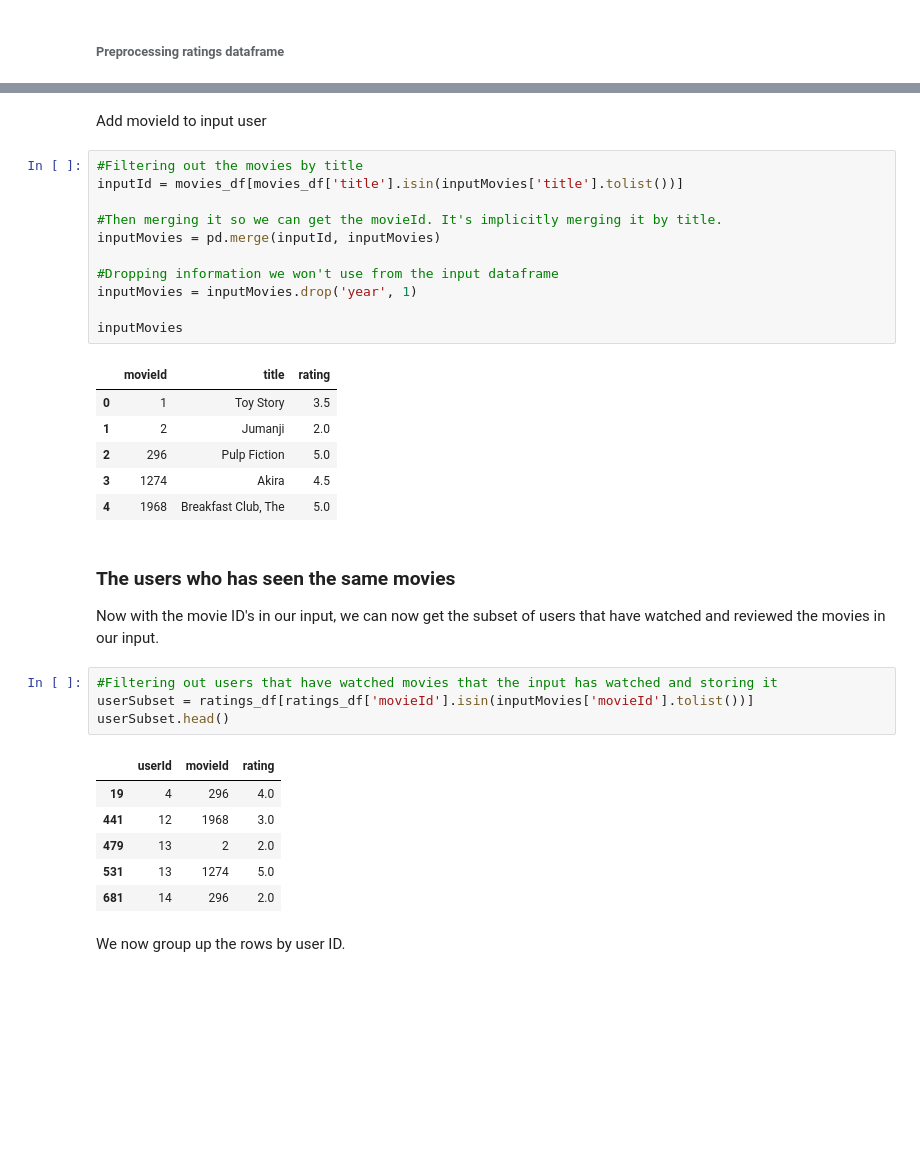
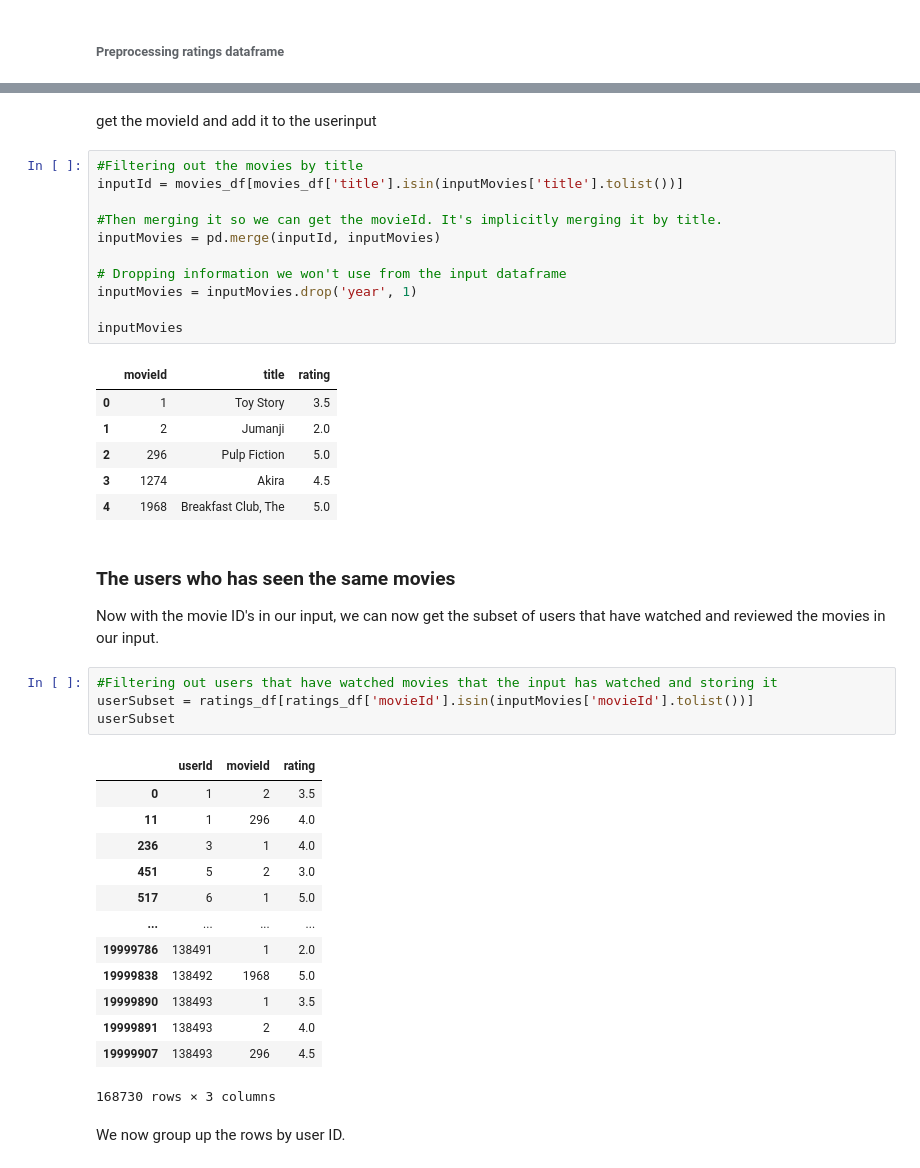
Before and after one commit to saied-ahemd/Ai-project, a Jupyter notebook: Movie Recommender System from Scratch.ipynb, the cells around one changed output, grey strips where cells are left out. Saved outputs shown, nothing was run; the diff lists cells and outputs as text; blank space fills up the shorter version.

```diff
--- a/Movie Recommender System from Scratch.ipynb
+++ b/Movie Recommender System from Scratch.ipynb
@@ -167,8 +176,8 @@ inputMovies
 | 2 | Jumanji | 2.0 |
 | 3 | Pulp Fiction | 5.0 |
 | 4 | Akira | 4.5 |
-# %% [markdown]
-Add movieId to input user
+# %% [markdown]
+get the movieId  and add it to the userinput
 # %%
 #Filtering out the movies by title
 inputId = movies_df[movies_df['title'].isin(inputMovies['title'].tolist())]
@@ -176,7 +185,7 @@ inputId = movies_df[movies_df['title'].isin(inputMovies['title'].tolist())]
 #Then merging it so we can get the movieId. It's implicitly merging it by title.
 inputMovies = pd.merge(inputId, inputMovies)
 
-#Dropping information we won't use from the input dataframe
+# Dropping information we won't use from the input dataframe
 inputMovies = inputMovies.drop('year', 1)
 
 inputMovies
@@ -193,14 +202,21 @@ Now with the movie ID's in our input, we can now get the subset of users that ha
 # %%
 #Filtering out users that have watched movies that the input has watched and storing it
 userSubset = ratings_df[ratings_df['movieId'].isin(inputMovies['movieId'].tolist())]
-userSubset.head()
+userSubset
 # %% [output]
 |  | userId | movieId | rating |
-| 19 | 4 | 296 | 4.0 |
-| 441 | 12 | 1968 | 3.0 |
-| 479 | 13 | 2 | 2.0 |
-| 531 | 13 | 1274 | 5.0 |
-| 681 | 14 | 296 | 2.0 |
+| 0 | 1 | 2 | 3.5 |
+| 11 | 1 | 296 | 4.0 |
+| 236 | 3 | 1 | 4.0 |
+| 451 | 5 | 2 | 3.0 |
+| 517 | 6 | 1 | 5.0 |
+| ... | ... | ... | ... |
+| 19999786 | 138491 | 1 | 2.0 |
+| 19999838 | 138492 | 1968 | 5.0 |
+| 19999890 | 138493 | 1 | 3.5 |
+| 19999891 | 138493 | 2 | 4.0 |
+| 19999907 | 138493 | 296 | 4.5 |
+168730 rows × 3 columns
 # %% [markdown]
 We now group up the rows by user ID.
 # %%
```
Also changed, not shown: parts of 14 cells of this notebook.
